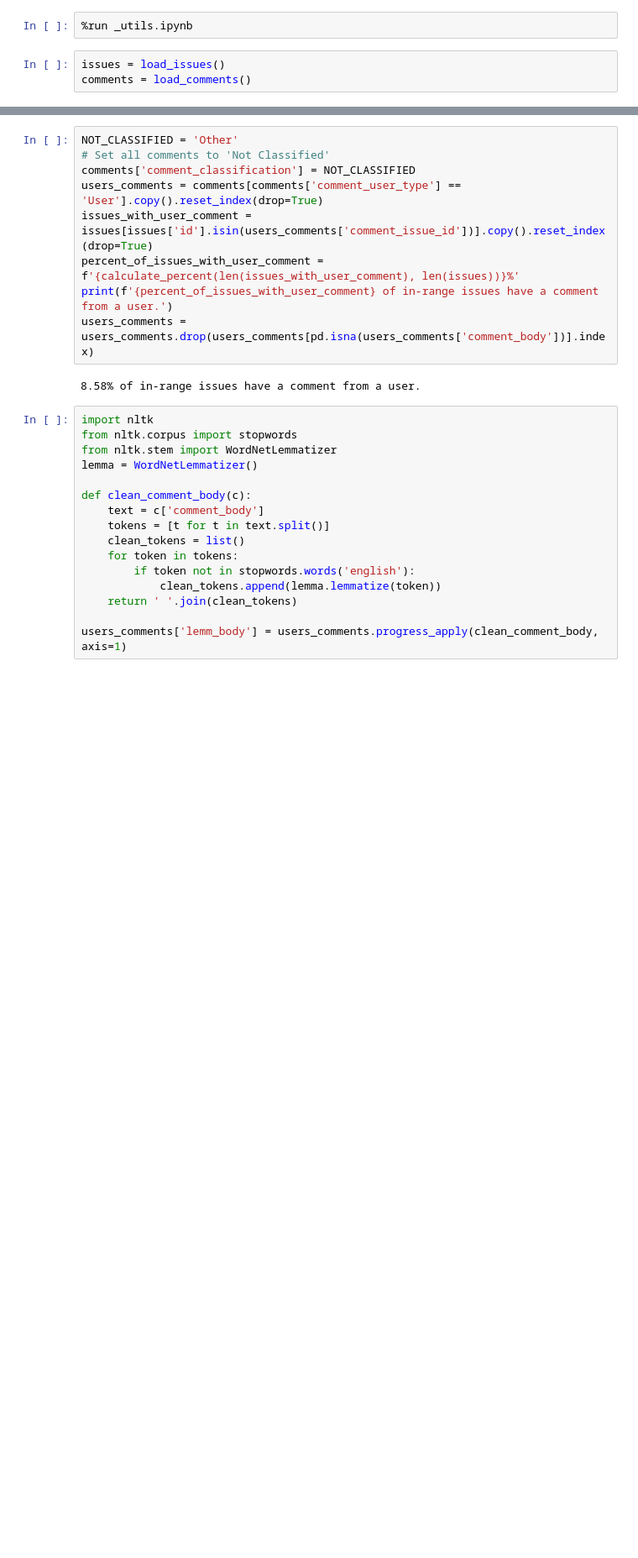
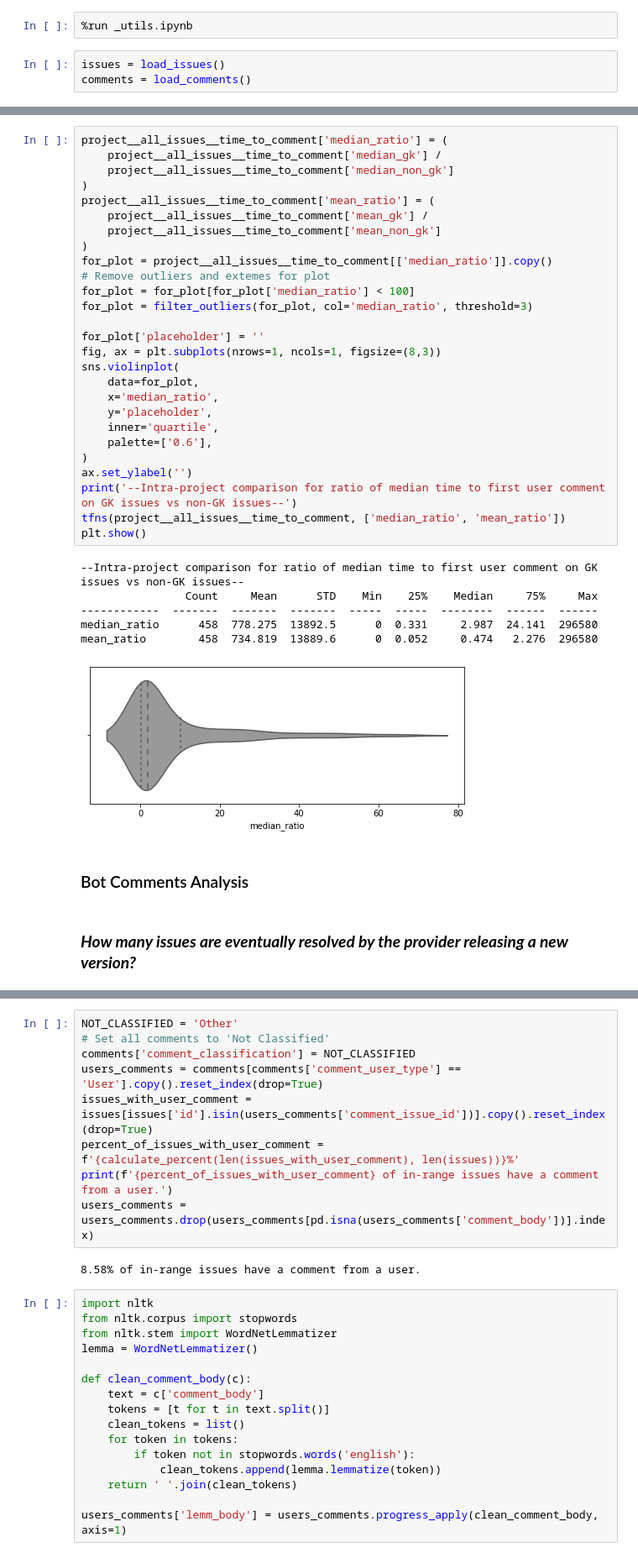
Before and after one commit to brombaut/GKIR_Analysis, a Jupyter notebook: data-analysis/p_rq2_comments.ipynb, the cells around one changed output, grey strips where cells are left out. Shown at 84% size. Saved outputs shown, nothing was run; the diff lists cells and outputs as text; blank space fills up the shorter version.

```diff
--- a/data-analysis/p_rq2_comments.ipynb
+++ b/data-analysis/p_rq2_comments.ipynb
@@ -5,0 +288,38 @@ comments = load_comments()
+# %%
+project__all_issues__time_to_comment['median_ratio'] = (
+    project__all_issues__time_to_comment['median_gk'] /
+    project__all_issues__time_to_comment['median_non_gk']
+)
+project__all_issues__time_to_comment['mean_ratio'] = (
+    project__all_issues__time_to_comment['mean_gk'] /
+    project__all_issues__time_to_comment['mean_non_gk']
+)
+for_plot = project__all_issues__time_to_comment[['median_ratio']].copy()
+# Remove outliers and extemes for plot
+for_plot = for_plot[for_plot['median_ratio'] < 100]
+for_plot = filter_outliers(for_plot, col='median_ratio', threshold=3)
+
+for_plot['placeholder'] = ''
+fig, ax = plt.subplots(nrows=1, ncols=1, figsize=(8,3))
+sns.violinplot(
+    data=for_plot,
+    x='median_ratio',
+    y='placeholder',
+    inner='quartile',
+    palette=['0.6'],
+)
+ax.set_ylabel('')
+print('--Intra-project comparison for ratio of median time to first user comment on GK issues vs non-GK issues--')
+tfns(project__all_issues__time_to_comment, ['median_ratio', 'mean_ratio'])
+plt.show()
+# %% [output]
+--Intra-project comparison for ratio of median time to first user comment on GK issues vs non-GK issues--
+                Count     Mean      STD    Min    25%    Median     75%     Max
+------------  -------  -------  -------  -----  -----  --------  ------  ------
+median_ratio      458  778.275  13892.5      0  0.331     2.987  24.141  296580
+mean_ratio        458  734.819  13889.6      0  0.052     0.474   2.276  296580
+[figure, added]
+# %% [markdown]
+<h3>Bot Comments Analysis</h3>
+# %% [markdown]
+<h3><b><i>How many issues are eventually resolved by the provider releasing a new version?</i></b></h3>
```
Also changed, not shown: parts of 17 cells of this notebook, 15 other files.
